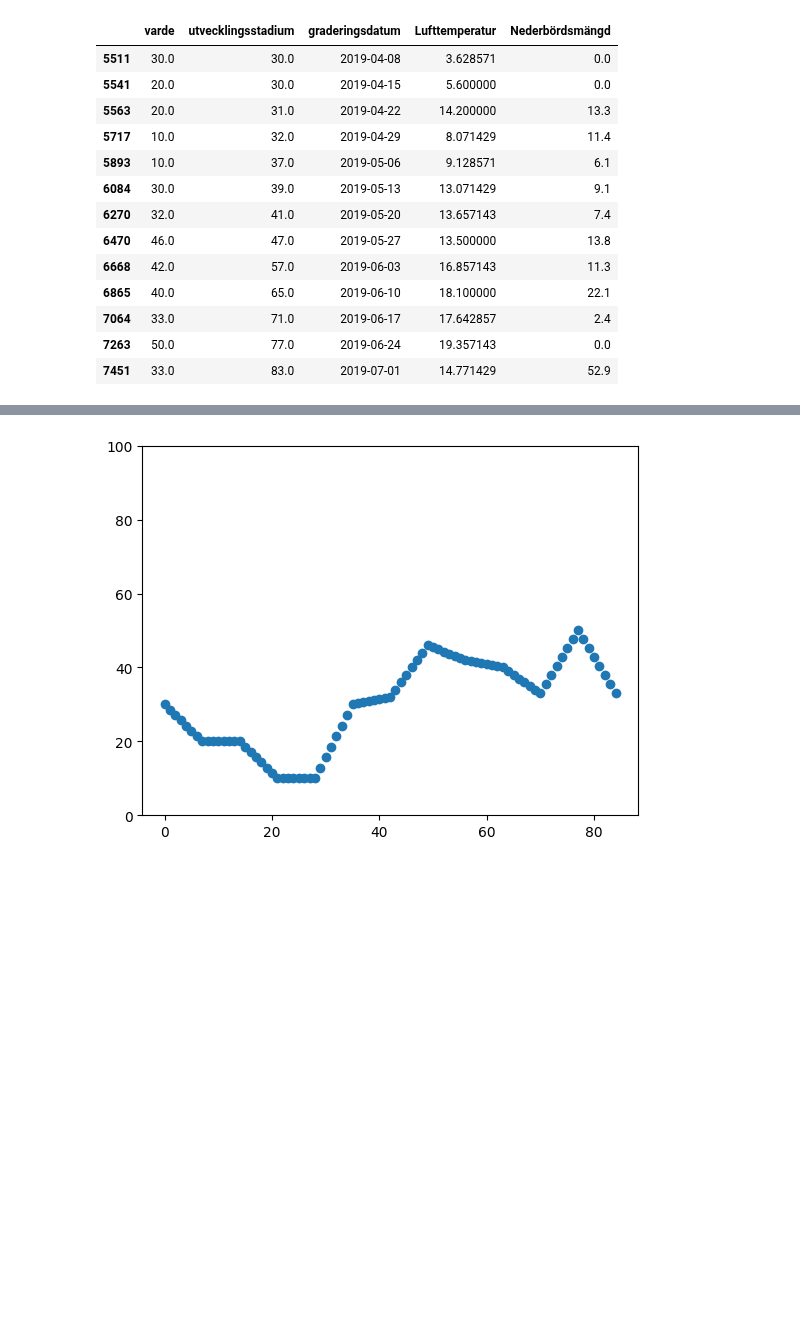
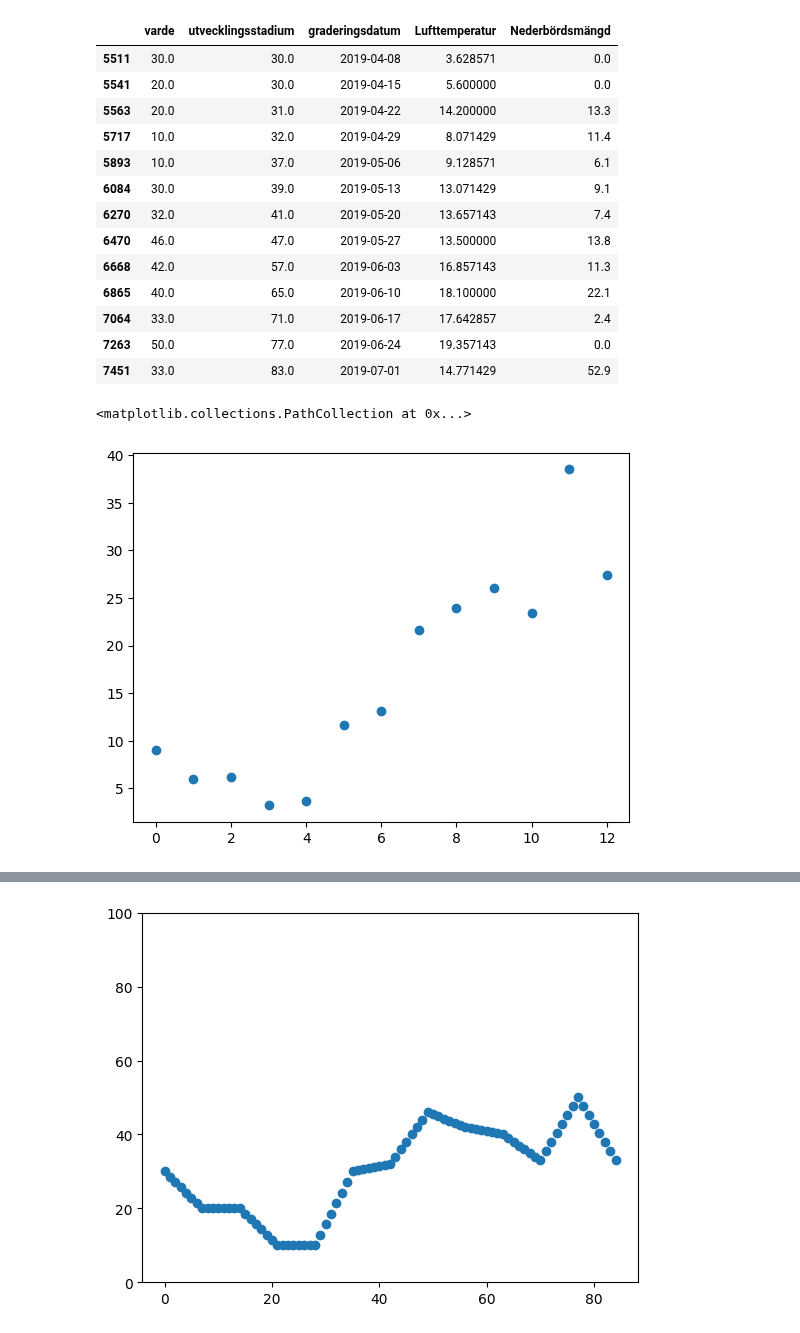
Before and after one commit to mosmar99/Pest-Outbrakes, a Jupyter notebook: eda.ipynb, the cells around one changed output, grey strips where cells are left out. Cells and saved outputs as stored; diff of their text form; code cells hidden in the pictures; blank space fills up the shorter version.

```diff
--- a/eda.ipynb
+++ b/eda.ipynb
@@ -89,6 +89,13 @@ group_df
 | 7064 | 33.0 | 71.0 | 2019-06-17 | 17.642857 | 2.4 |
 | 7263 | 50.0 | 77.0 | 2019-06-24 | 19.357143 | 0.0 |
 | 7451 | 33.0 | 83.0 | 2019-07-01 | 14.771429 | 52.9 |
+# %%
+scale_factor = group_df['utvecklingsstadium'] / 100
+scale_varde = scale_factor * group_df['varde']
+plt.scatter(range(len(scale_factor)), scale_varde)
+# %% [output]
+<matplotlib.collections.PathCollection at 0x...>
+[figure, added]
 # %%
 from xrf import XRandomForestRegressor
 from sklearn.model_selection import train_test_split
```
Also changed, not shown: parts of 11 cells of this notebook.
